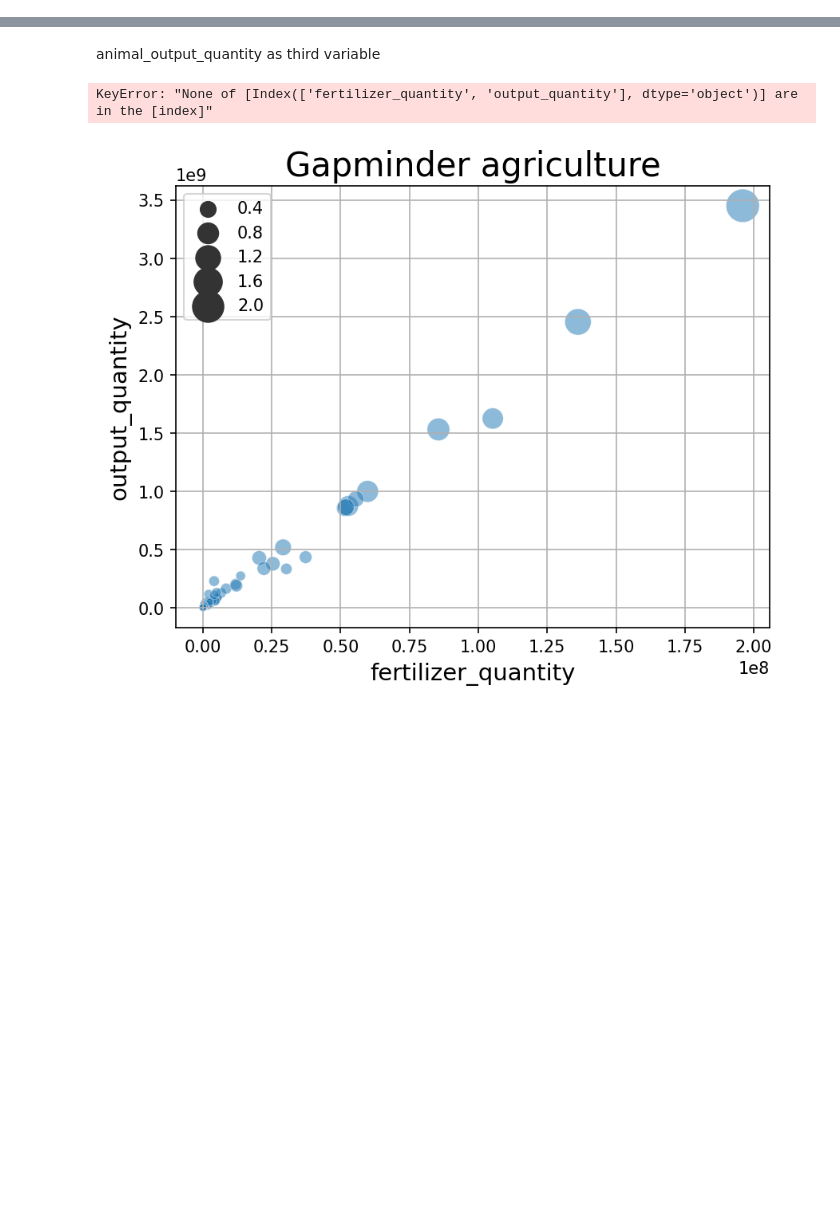
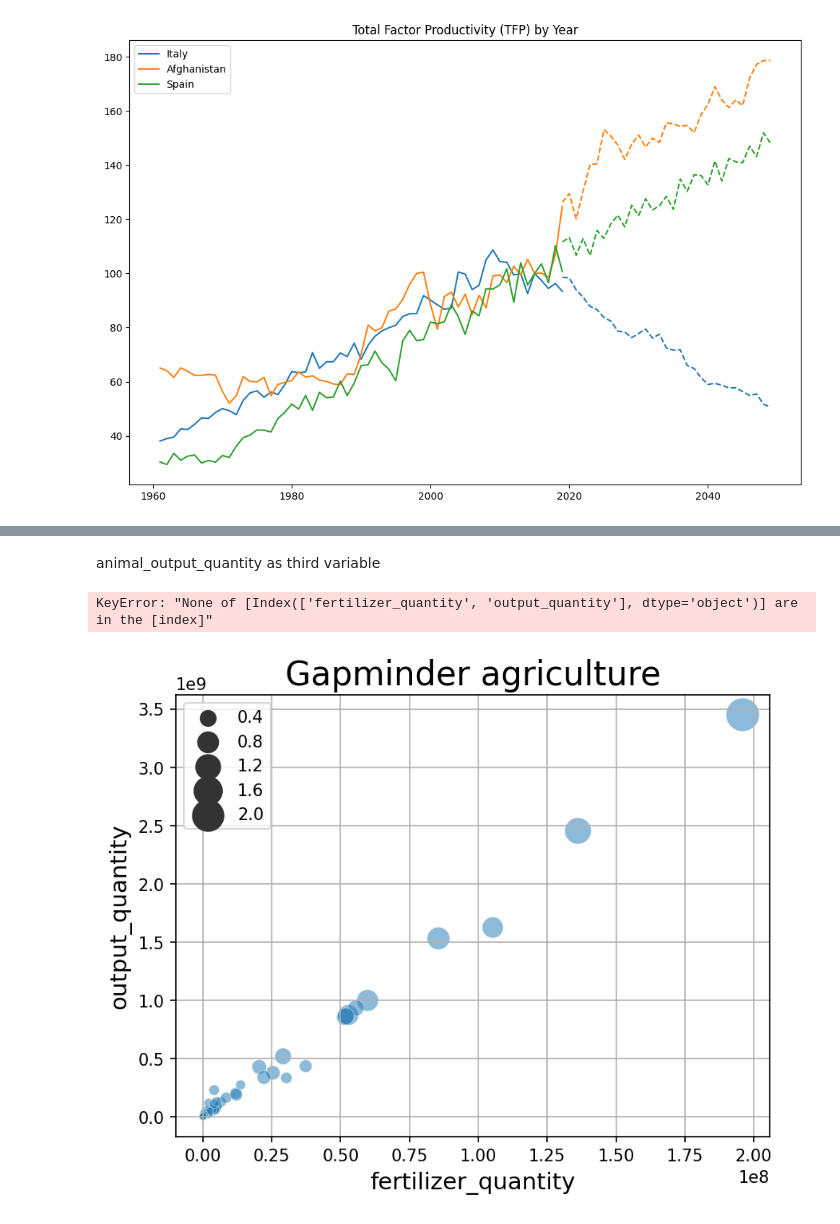
Before and after one commit to carlkrg/AP-Agros-Uni-Project, a Jupyter notebook: Testing/testing_notebook.ipynb, the cells around one changed output, grey strips where cells are left out. Cells and saved outputs as stored; diff of their text form; code cells hidden in the pictures; blank space fills up the shorter version.

```diff
--- a/Testing/testing_notebook.ipynb
+++ b/Testing/testing_notebook.ipynb
@@ -30,0 +112,5 @@ reading data file into pandas dataframe...
+# %%
+# 20,2,4
+test_obj.predictor(['Italy', 'Afghanistan', 'Spain'])
+# %% [output]
+[figure, added]
```
Also changed, not shown: parts of 24 cells of this notebook, 1 other file.
